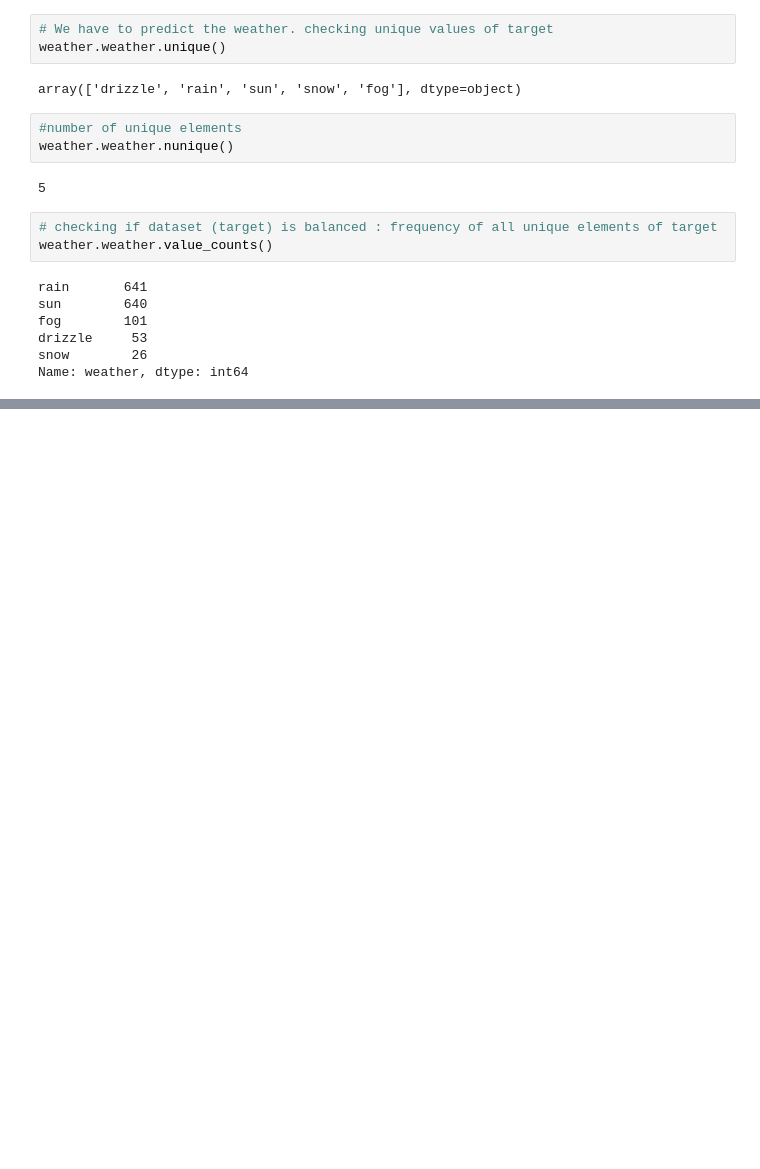
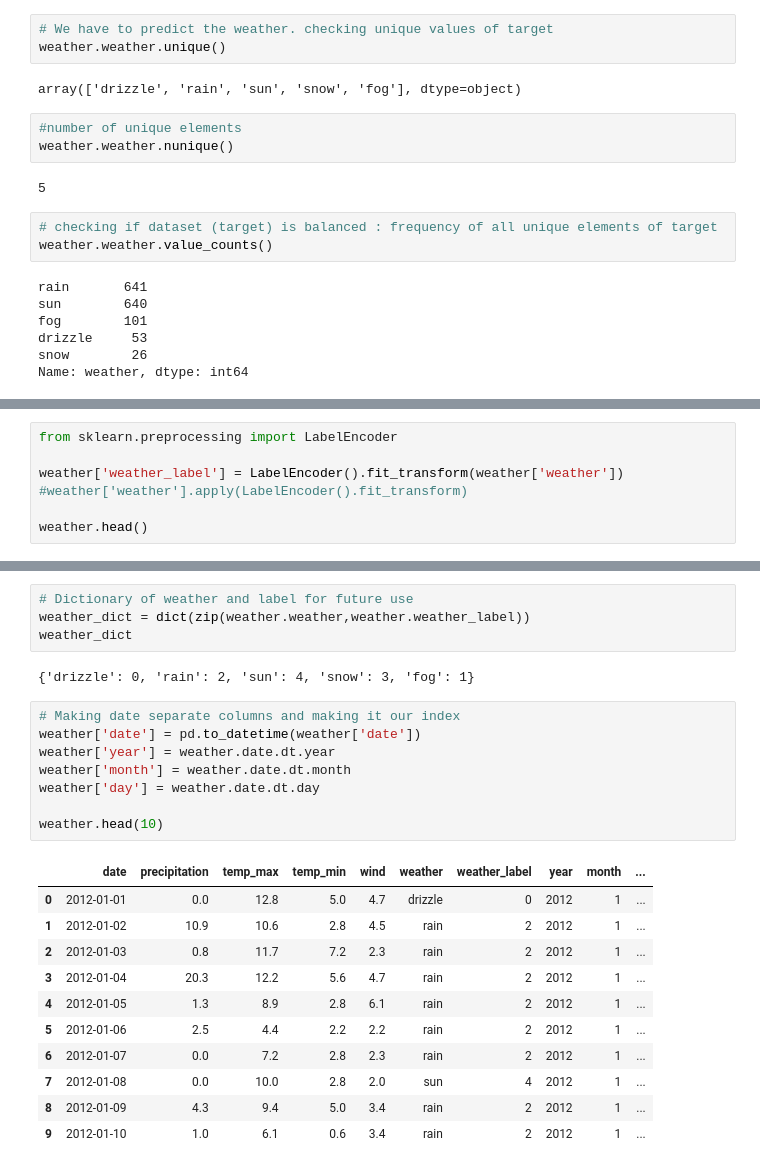
Before and after one commit to rupeshghimire7/Machine-Learning-Practice, a Jupyter notebook: Weather MultiClass/Seattle_Weather_Multiclass_Classification_NaiveBayes.ipynb, the cells around one changed output, grey strips where cells are left out. Drawn from its saved outputs; the diff is of its cells as text; blank space fills up the shorter version.

Commit message:
Multiclass Weather Classification completed

```diff
--- a/Weather MultiClass/Seattle_Weather_Multiclass_Classification_NaiveBayes.ipynb
+++ b/Weather MultiClass/Seattle_Weather_Multiclass_Classification_NaiveBayes.ipynb
@@ -136,0 +136,6 @@ plt.boxplot?
+# %%
+from sklearn.preprocessing import LabelEncoder
+
+weather['weather_label'] = LabelEncoder().fit_transform(weather['weather'])  #weather['weather'].apply(LabelEncoder().fit_transform)
+
+weather.head()
@@ -136,0 +158,26 @@ plt.boxplot?
+# %%
+# Dictionary of weather and label for future use
+weather_dict = dict(zip(weather.weather,weather.weather_label))
+weather_dict
+# %% [output]
+{'drizzle': 0, 'rain': 2, 'sun': 4, 'snow': 3, 'fog': 1}
+# %%
+# Making date separate columns and making it our index
+weather['date'] = pd.to_datetime(weather['date'])
+weather['year'] = weather.date.dt.year
+weather['month'] = weather.date.dt.month
+weather['day'] = weather.date.dt.day
+
+weather.head(10)
+# %% [output]
+|  | date | precipitation | temp_max | temp_min | wind | weather | weather_label | year | month | ... |
+| 0 | 2012-01-01 | 0.0 | 12.8 | 5.0 | 4.7 | drizzle | 0 | 2012 | 1 | ... |
+| 1 | 2012-01-02 | 10.9 | 10.6 | 2.8 | 4.5 | rain | 2 | 2012 | 1 | ... |
+| 2 | 2012-01-03 | 0.8 | 11.7 | 7.2 | 2.3 | rain | 2 | 2012 | 1 | ... |
+| 3 | 2012-01-04 | 20.3 | 12.2 | 5.6 | 4.7 | rain | 2 | 2012 | 1 | ... |
+| 4 | 2012-01-05 | 1.3 | 8.9 | 2.8 | 6.1 | rain | 2 | 2012 | 1 | ... |
+| 5 | 2012-01-06 | 2.5 | 4.4 | 2.2 | 2.2 | rain | 2 | 2012 | 1 | ... |
+| 6 | 2012-01-07 | 0.0 | 7.2 | 2.8 | 2.3 | rain | 2 | 2012 | 1 | ... |
+| 7 | 2012-01-08 | 0.0 | 10.0 | 2.8 | 2.0 | sun | 4 | 2012 | 1 | ... |
+| 8 | 2012-01-09 | 4.3 | 9.4 | 5.0 | 3.4 | rain | 2 | 2012 | 1 | ... |
+| 9 | 2012-01-10 | 1.0 | 6.1 | 0.6 | 3.4 | rain | 2 | 2012 | 1 | ... |
```
Also changed, not shown: parts of 13 cells of this notebook.
